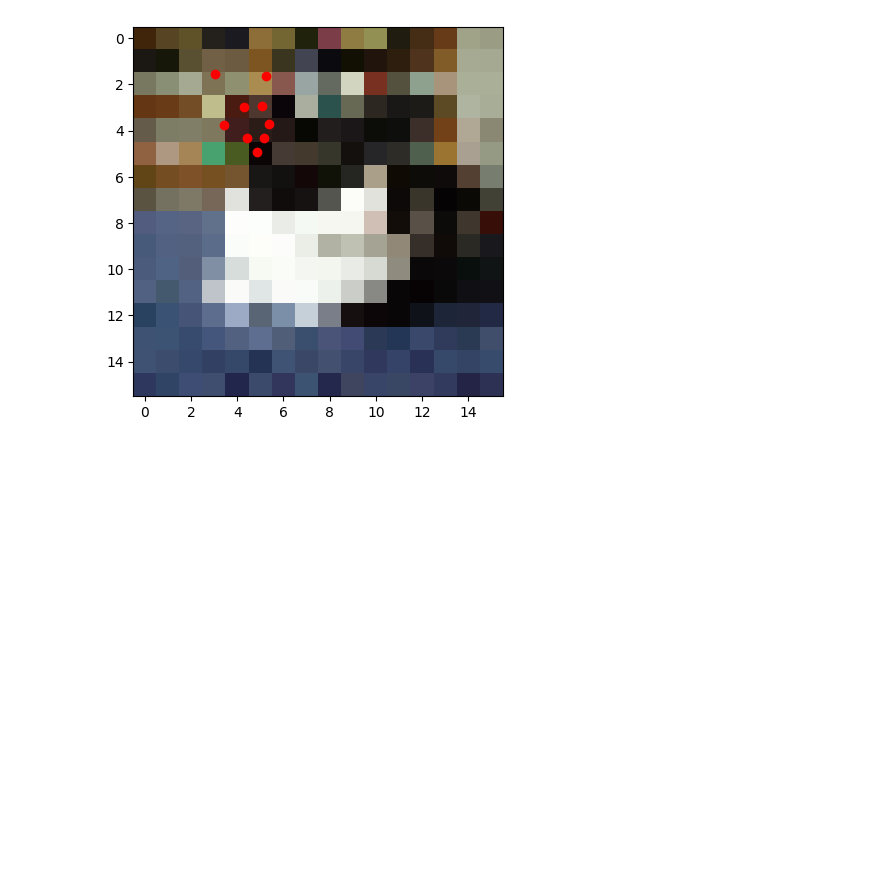
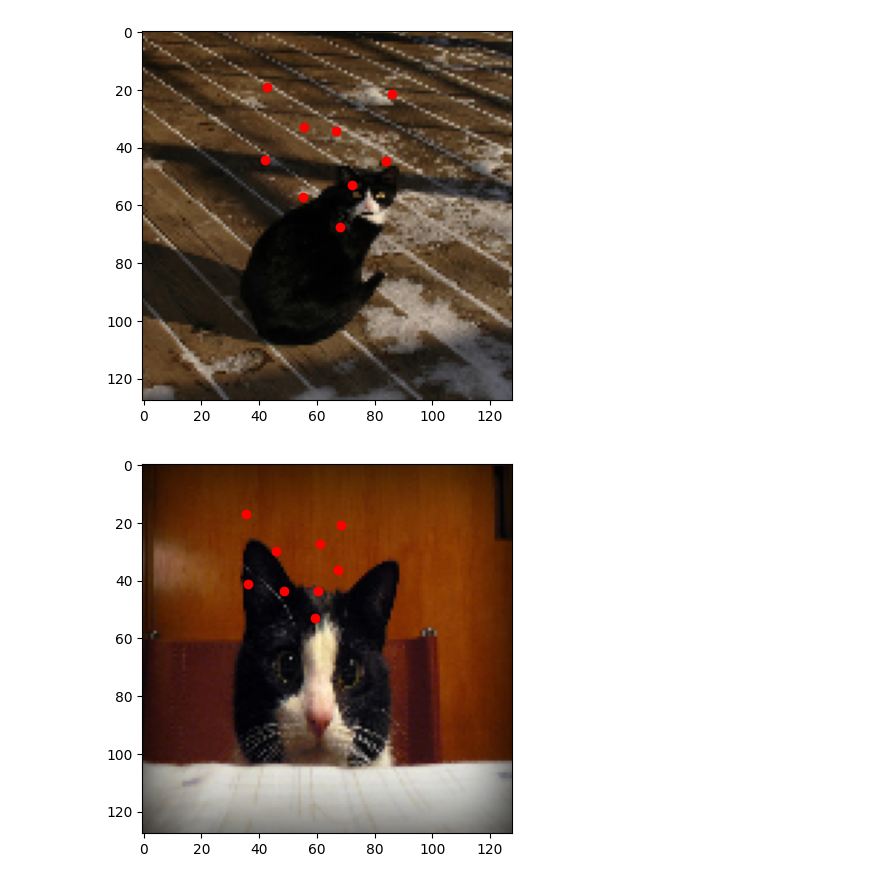
Before and after one commit to firefiruses/CatKaggle, a Jupyter notebook: main.ipynb, the cells around one changed output. Saved outputs shown, nothing was run; the diff lists cells and outputs as text; code cells hidden in the pictures; blank space fills up the shorter version.

Commit message:
add metrics on train and test data's and picture drawind

```diff
--- a/main.ipynb
+++ b/main.ipynb
@@ -15,20 +15,21 @@ class CatNet(nn.Module):
         self.model = torch.nn.Sequential(
             torch.nn.Conv2d(3, 32, 3, padding=1),
             torch.nn.ReLU(),
+            torch.nn.MaxPool2d(kernel_size=2),
             torch.nn.Flatten(),
-            torch.nn.Linear(16*16*32, outputsize)
+            torch.nn.Linear(32768, outputsize),
         )
     def forward(self, x):
         return self.model(x)
 # %%
 train_dataset = torch.load("datasets/train.pt")
-train_dataloader = torch.utils.data.DataLoader(train_dataset, batch_size=1, shuffle=False)
+train_dataloader = torch.utils.data.DataLoader(train_dataset, batch_size=8, shuffle=False)
 test_dataset = torch.load("datasets/test.pt")
-test_dataloader = torch.utils.data.DataLoader(test_dataset, batch_size=1, shuffle=False)
+test_dataloader = torch.utils.data.DataLoader(test_dataset, batch_size=8, shuffle=False)
 # %%
-num_epochs = 2
+num_epochs = 10
 learning_rate = 0.01
-weight_decay = 0.01
+weight_decay = 0.1
 model = CatNet(16, 18)
 criterion = torch.nn.L1Loss()
 optimizer = torch.optim.Adam(model.parameters(), lr=learning_rate, weight_decay=weight_decay)
@@ -55,13 +55,20 @@ for i in range(num_epochs):
 # %%
 x, y = train_dataset[0]
 # %%
-x, y = train_dataset[0]
-draw_img = x.type('torch.IntTensor')
-draw_points = model.forward(torch.stack([x]))[0].detach().numpy()
-plt.imshow(draw_img.permute(1,2,0))
-for i in range(0, len(draw_points),2):
-            x, y = draw_points[i], draw_points[i+1]
-            plt.plot(x,y, 'ro')
-plt.show()
+for i in range(10):
+    x, y = test_dataset[i]
+
+    draw_img = x.type('torch.IntTensor')
+    draw_points = model.forward(torch.stack([x]))[0].detach().numpy()
+    #draw_right_points = y.detach().numpy()
+    plt.imshow(draw_img.permute(1,2,0))
+    for i in range(0, len(draw_points),2):
+                x, y = draw_points[i], draw_points[i+1]
+                plt.plot(x,y, 'ro', color = 'red')
+    #for i in range(0, len(draw_right_points),2):
+                #x, y = draw_right_points[i], draw_right_points[i+1]
+                #plt.plot(x,y, 'ro', color = 'blue')
+    plt.show()
 # %% [output]
-[figure, old version]
+[figure, new version]
+[figure, added]
```
Also changed, not shown: parts of 2 cells of this notebook.
